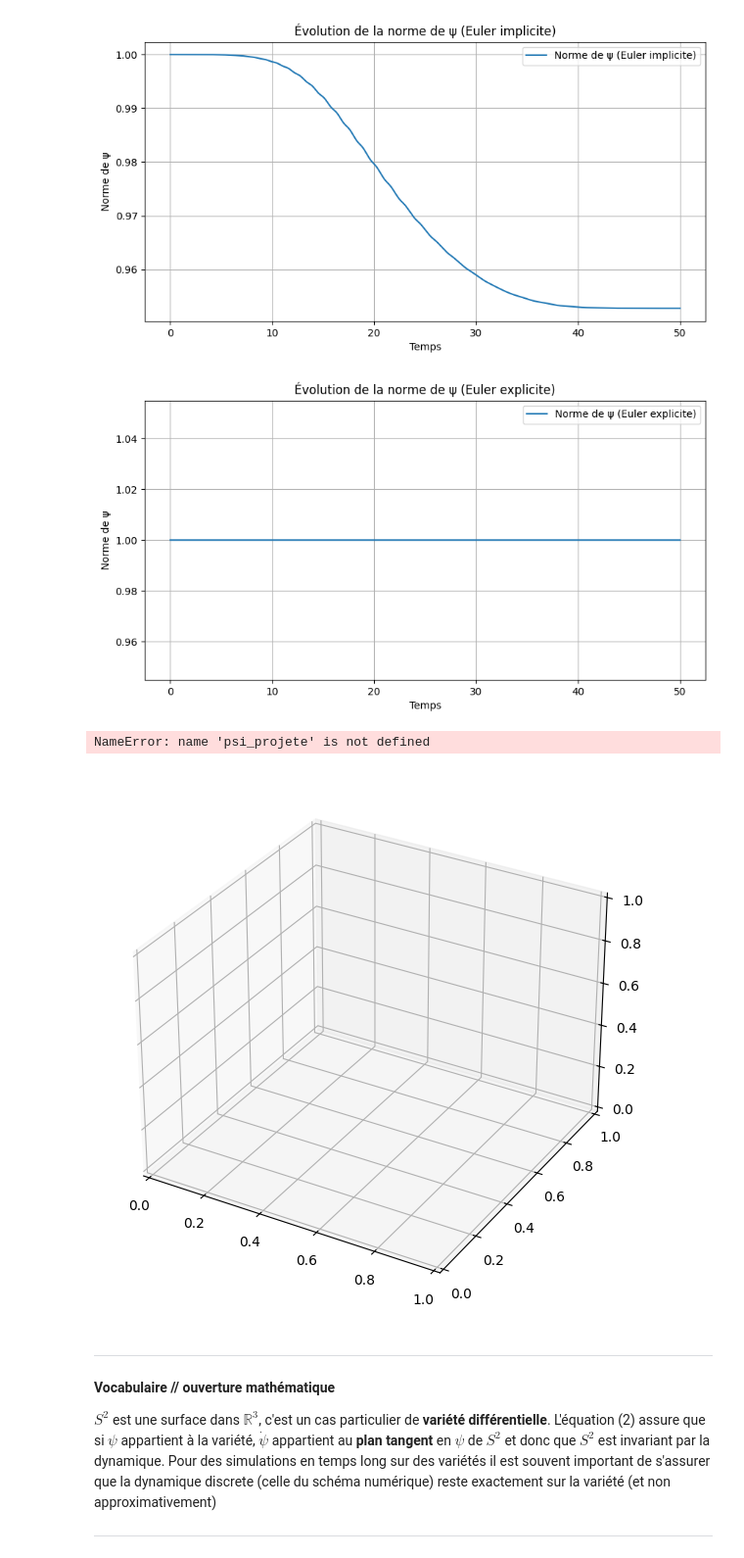
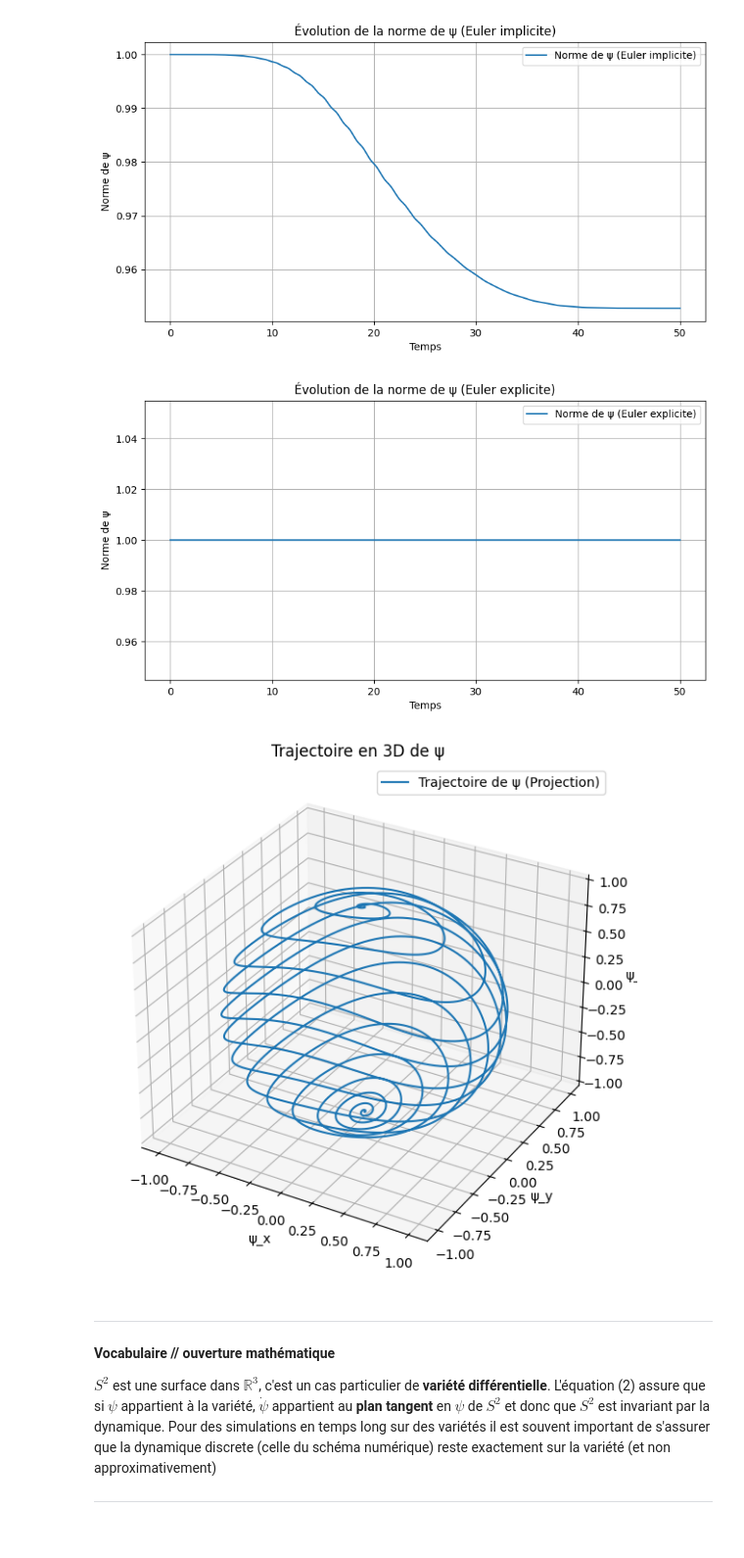
Before and after one commit to HBoiarsky/DM-equadiffs, a Jupyter notebook: Projet-2024.ipynb, the cells around one changed output. Shown at 98% size. Saved outputs shown, nothing was run; the diff lists cells and outputs as text; code cells hidden in the pictures.

```diff
--- a/Projet-2024.ipynb
+++ b/Projet-2024.ipynb
@@ -304,37 +304,36 @@ def euler_explicit(psi_0, t_0, t_f, E, delta, dt):
         psi_next = psi[i - 1] + dt * A_t @ psi[i - 1]
         psi[i] = psi_next / np.linalg.norm(psi_next)
     return times, psi
 
 # Résolution et tracé
-times, psi_explicit = euler_explicit(psi_0, t_0, t_f, E, delta, dt)
+times, psi_projete = euler_explicit(psi_0, t_0, t_f, E, delta, dt)
 
 # Norme de ψ
-norms_explicit = np.linalg.norm(psi_explicit, axis=1)
+norms_explicit = np.linalg.norm(psi_projete, axis=1)
 
 plt.figure(figsize=(10, 5))
 plt.plot(times, norms_explicit, label="Norme de ψ (Euler explicite)")
 plt.xlabel("Temps")
 plt.ylabel("Norme de ψ")
 plt.legend()
 plt.title("Évolution de la norme de ψ (Euler explicite)")
 plt.grid()
 plt.show()
 
 
 # Tracé de la trajectoire en 3D
 fig = plt.figure(figsize=(10, 7))
 ax = fig.add_subplot(111, projection='3d')
 ax.plot(psi_projete[:, 0], psi_projete[:, 1], psi_projete[:, 2], label="Trajectoire de ψ (Projection)")
 ax.set_xlabel("ψ_x")
 ax.set_ylabel("ψ_y")
 ax.set_zlabel("ψ_z")
 ax.legend()
 plt.title("Trajectoire en 3D de ψ")
 plt.show()
 # %% [output]
 [figure]
-NameError: name 'psi_projete' is not defined
-[figure, old version]
+[figure, new version]
 # %% [markdown]
 ---
 **Vocabulaire // ouverture mathématique**
```
Also changed, not shown: parts of 8 cells of this notebook, 1 other file.
